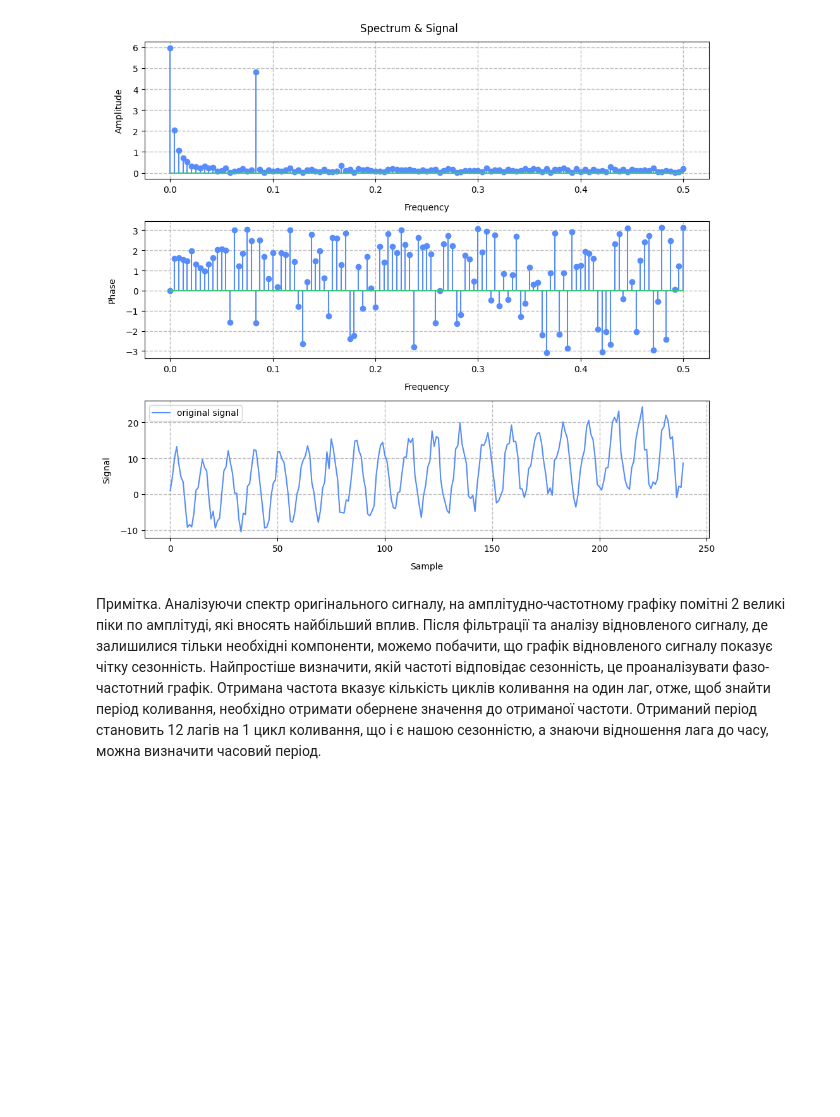
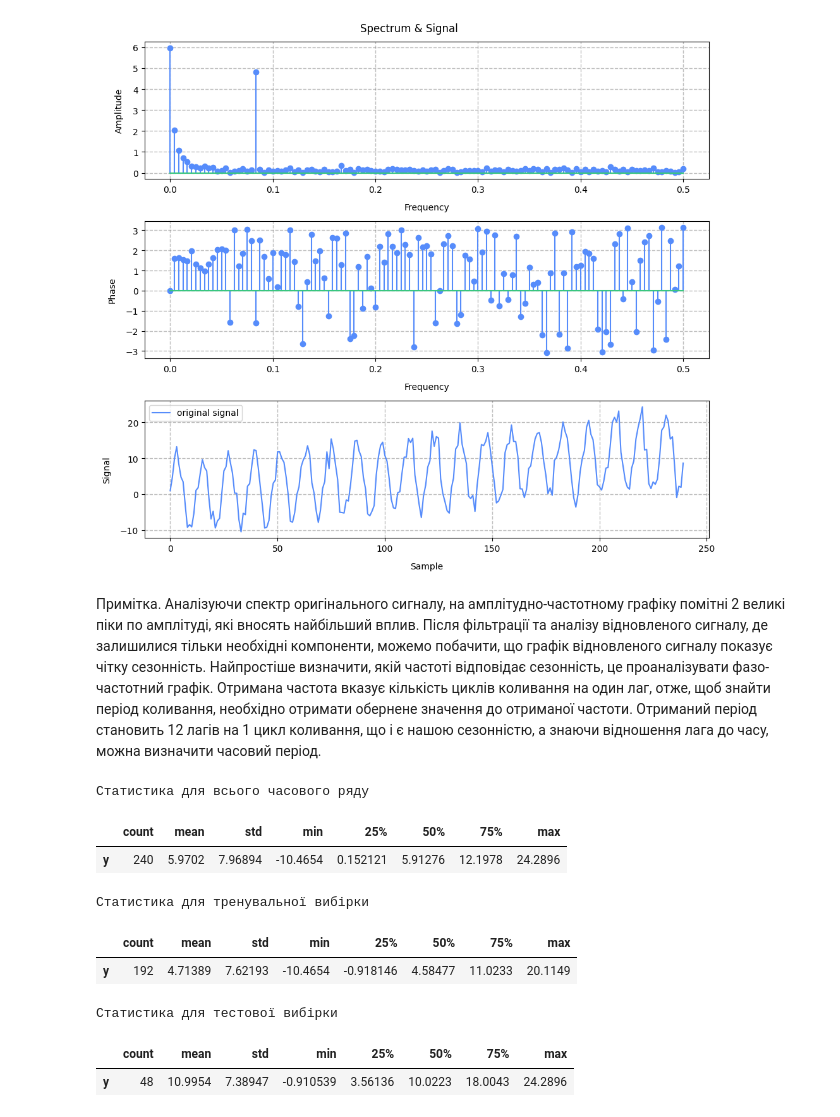
Before and after one commit to BogdanPinchuk/DataScience-PBY_HW16, a Jupyter notebook: Bohdan_Pinchuk_DS_HW16.ipynb, the cells around one changed output. Drawn from its saved outputs; the diff is of its cells as text; code cells hidden in the pictures; blank space fills up the shorter version.

```diff
--- a/Bohdan_Pinchuk_DS_HW16.ipynb
+++ b/Bohdan_Pinchuk_DS_HW16.ipynb
@@ -914,3 +916,30 @@ fr.plot_signal_spectrum(original_data, figsize=(10, 9))
 [figure]
 # %% [markdown]
 Примітка. Аналізуючи спектр оригінального сигналу, на амплітудно-частотному графіку помітні 2 великі піки по амплітуді, які вносять найбільший вплив. Після фільтрації та аналізу відновленого сигналу, де залишилися тільки необхідні компоненти, можемо побачити, що графік відновленого сигналу показує чітку сезонність. Найпростіше визначити, якій частоті відповідає сезонність, це проаналізувати фазо-частотний графік. Отримана частота вказує кількість циклів коливання на один лаг, отже, щоб знайти період коливання, необхідно отримати обернене значення до отриманої частоти. Отриманий період становить 12 лагів на 1 цикл коливання, що і є нашою сезонністю, а знаючи відношення лага до часу, можна визначити часовий період.
+# %%
+# Splitting data
+
+import apps.main as mn
+from IPython.display import display
+
+# Input data
+test_ratio = 0.2
+
+# Solution
+Y_train_s, Y_test_s = mn.train_test_split_by_order(df_seasonal, test_size=test_ratio)
+
+# Print results
+display(
+    df_seasonal["y"].to_frame().describe().T.style.format("{:g}").set_caption("Статистика для всього часового ряду"))
+display(Y_train_s["y"].to_frame().describe().T.style.format("{:g}").set_caption("Статистика для тренувальної вибірки"))
+display(Y_test_s["y"].to_frame().describe().T.style.format("{:g}").set_caption("Статистика для тестової вибірки"))
+# %% [output]
+Статистика для всього часового ряду
+|  | count | mean | std | min | 25% | 50% | 75% | max |
+| y | 240 | 5.9702 | 7.96894 | -10.4654 | 0.152121 | 5.91276 | 12.1978 | 24.2896 |
+Статистика для тренувальної вибірки
+|  | count | mean | std | min | 25% | 50% | 75% | max |
+| y | 192 | 4.71389 | 7.62193 | -10.4654 | -0.918146 | 4.58477 | 11.0233 | 20.1149 |
+Статистика для тестової вибірки
+|  | count | mean | std | min | 25% | 50% | 75% | max |
+| y | 48 | 10.9954 | 7.38947 | -0.910539 | 3.56136 | 10.0223 | 18.0043 | 24.2896 |
```
Also changed, not shown: parts of 4 cells of this notebook, 3 other files.
